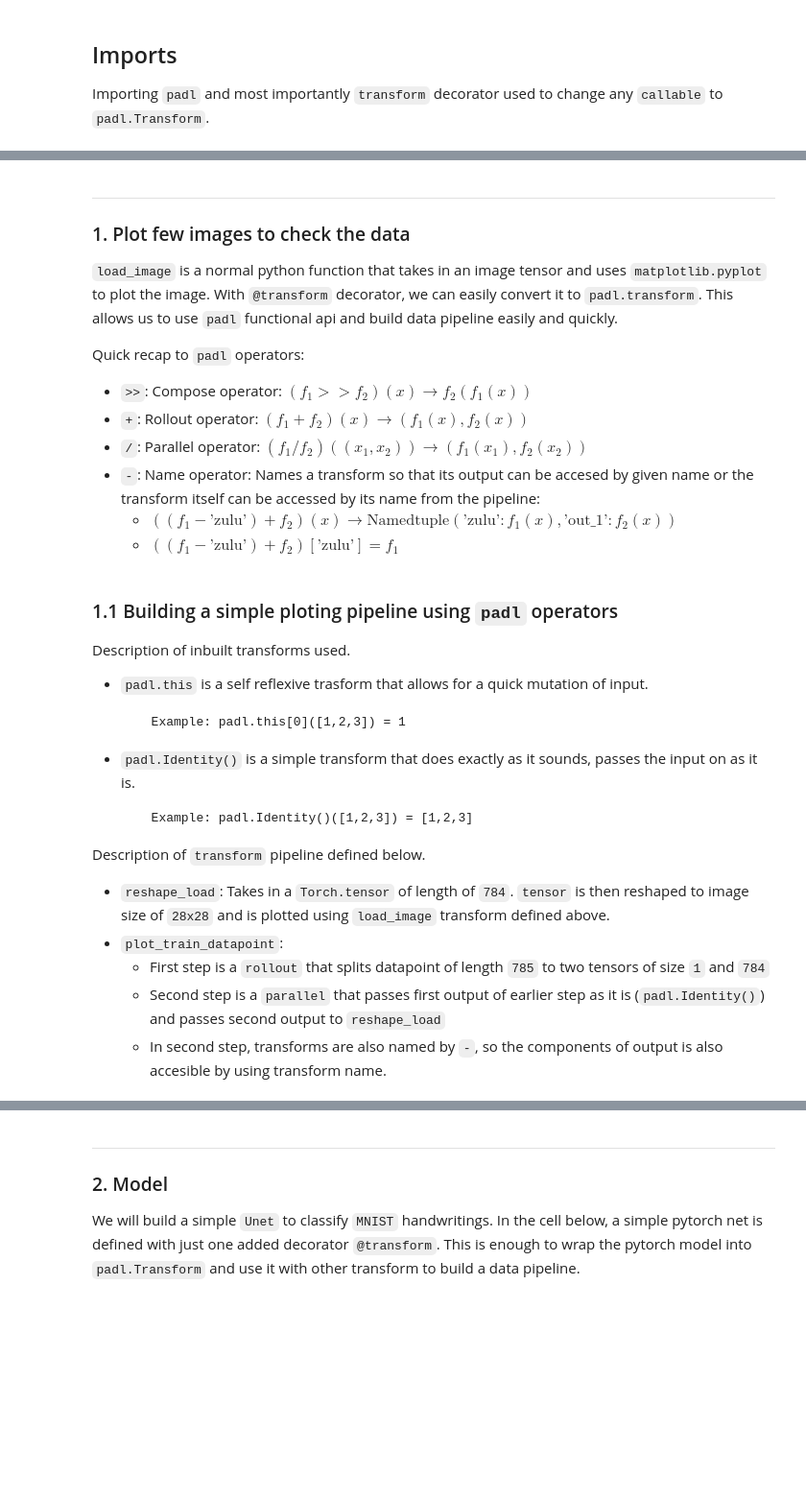
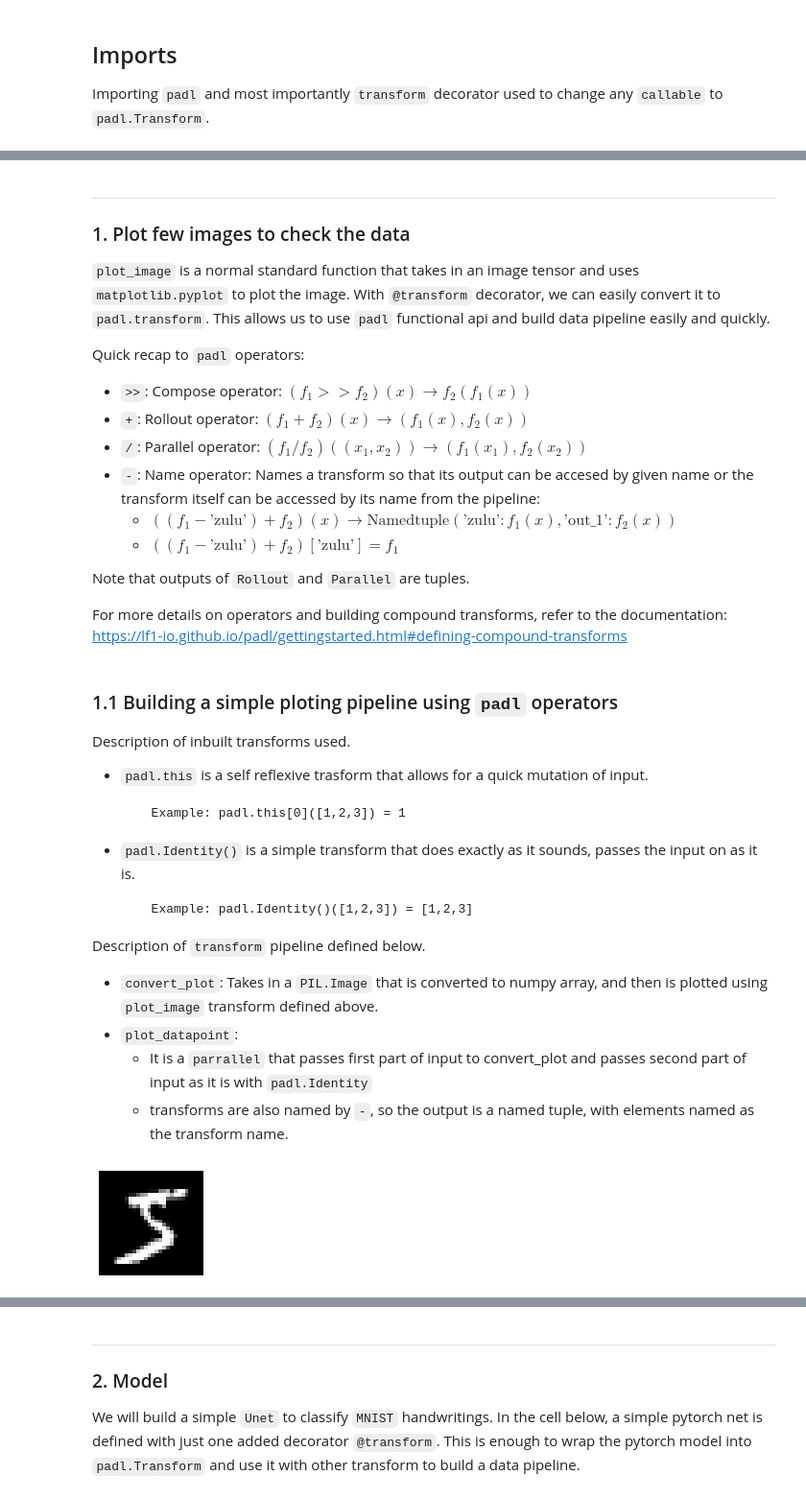
Before and after one commit to lf1-io/padl, a Jupyter notebook: notebooks/01_MNIST_using_padl.ipynb, the cells around one changed output, grey strips where cells are left out. Shown: that part at 96% size. Cells and saved outputs as stored; diff of their text form; code cells hidden in the pictures; blank space fills up the shorter version.

```diff
--- a/notebooks/01_MNIST_using_padl.ipynb
+++ b/notebooks/01_MNIST_using_padl.ipynb
@@ -48,10 +31,13 @@ print('Test data shape:', test_array.shape)
+# %%
+mnist_train_dataset = torchvision.datasets.MNIST('data', train=True, download=True)
+mnist_test_dataset = torchvision.datasets.MNIST('data', train=False, download=True)
 # %% [markdown]
 <hr style="border:1px solid"> </hr>
 
 
 ### 1. Plot few images to check the data
 
-`load_image` is a normal python function that takes in an image tensor and uses `matplotlib.pyplot` to plot the image. With `@transform` decorator, we can easily convert it to `padl.transform`. This allows us to use `padl` functional api and build data pipeline easily and quickly.
+`plot_image` is a normal standard function that takes in an image tensor and uses `matplotlib.pyplot` to plot the image. With `@transform` decorator, we can easily convert it to `padl.transform`. This allows us to use `padl` functional api and build data pipeline easily and quickly.
 
 Quick recap to `padl` operators:
 - `>>`: Compose operator: $(f_1 >> f_2)(x) \rightarrow f_2(f_1(x))$
@@ -60,14 +46,18 @@ Quick recap to `padl` operators:
 - `-`: Name operator: Names a transform so that its output can be accesed by given name or the transform itself can be accessed by its name from the pipeline:
     - $((f_1 - \text{'zulu'})+f_2)(x) \rightarrow \text{Namedtuple}(\text{'zulu'}:f_1(x), \text{'out_1'}:f_2(x))$
     - $((f_1 - \text{'zulu'})+f_2)[\text{'zulu'}] = f_1$
+
+Note that outputs of `Rollout` and `Parallel` are tuples.
+
+For more details on operators and building compound transforms, refer to the documentation: https://lf1-io.github.io/padl/gettingstarted.html#defining-compound-transforms
 # %%
 @transform
-def load_image(img_tensor):
+def plot_image(img_tensor):
     fig= plt.figure(figsize=(2,2))
     ax = fig.add_subplot(111)
     ax.imshow(img_tensor, cmap='gray')
     plt.axis('off')
-    plt.show()
+    return fig
 # %% [markdown]
 ### 1.1 Building a simple ploting pipeline using `padl` operators
 
@@ -84,17 +74,22 @@ Description of inbuilt transforms used.
 
 
 Description of `transform` pipeline defined below.
-- `reshape_load`: Takes in a `Torch.tensor` of length of `784`. `tensor` is then reshaped to image size of `28x28` and is plotted using `load_image` transform defined above.
-- `plot_train_datapoint`:
-    - First step is a `rollout` that splits datapoint of length `785` to two tensors of size `1` and `784`
-    - Second step is a `parallel` that passes first output of earlier step as it is (`padl.Identity()`) and passes second output to `reshape_load`
-    - In second step, transforms are also named by `-`, so the components of output is also accesible by using transform name.
+- `convert_plot`: Takes in a `PIL.Image` that is converted to numpy array, and then is plotted using `plot_image` transform defined above.
+- `plot_datapoint`:
+    - It is a `parrallel` that passes first part of input to convert_plot and passes second part of input as it is with `padl.Identity`
+    - transforms are also named by `-`, so the output is a named tuple, with elements named as the transform name.
 # %%
-reshape_load = (padl.this.reshape(28, 28) >> load_image)
+@transform
+def img_to_array(img):
+    return np.asarray(img)
 
-plot_train_datapoint = (
-    padl.this[0] + padl.this[1:]
-    >> (padl.Identity() - 'label')/ (reshape_load - 'image')
+convert_plot = (
+    img_to_array
+    >> plot_image
 )
+
+plot_datapoint = (convert_plot - 'image')/ (padl.Identity() - 'label')
 # %%
-plot_train_datapoint
+out = plot_datapoint(mnist_train_dataset[0])
+# %% [output]
+[figure, added]
```
Also changed, not shown: parts of 30 cells of this notebook.
